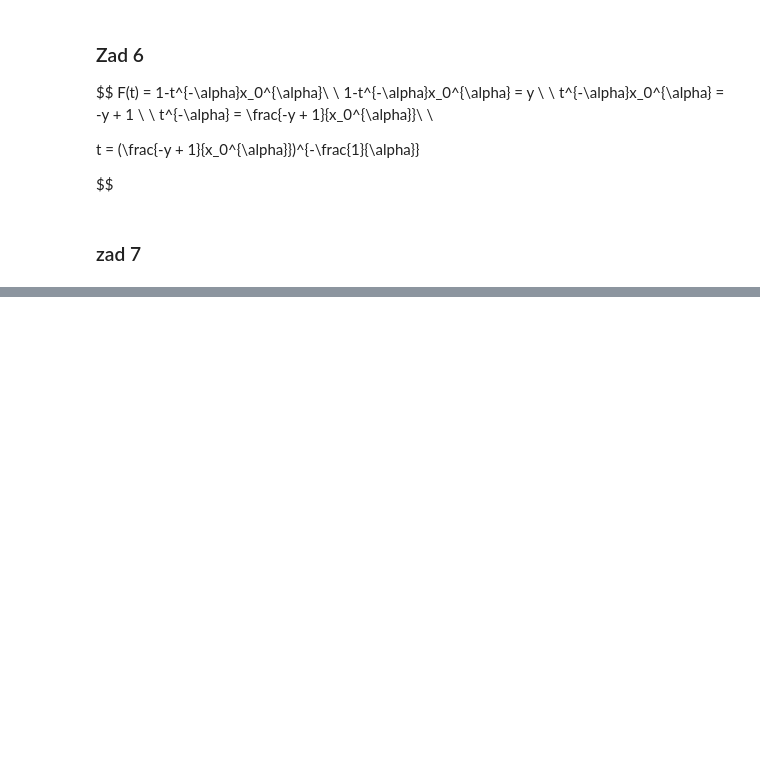
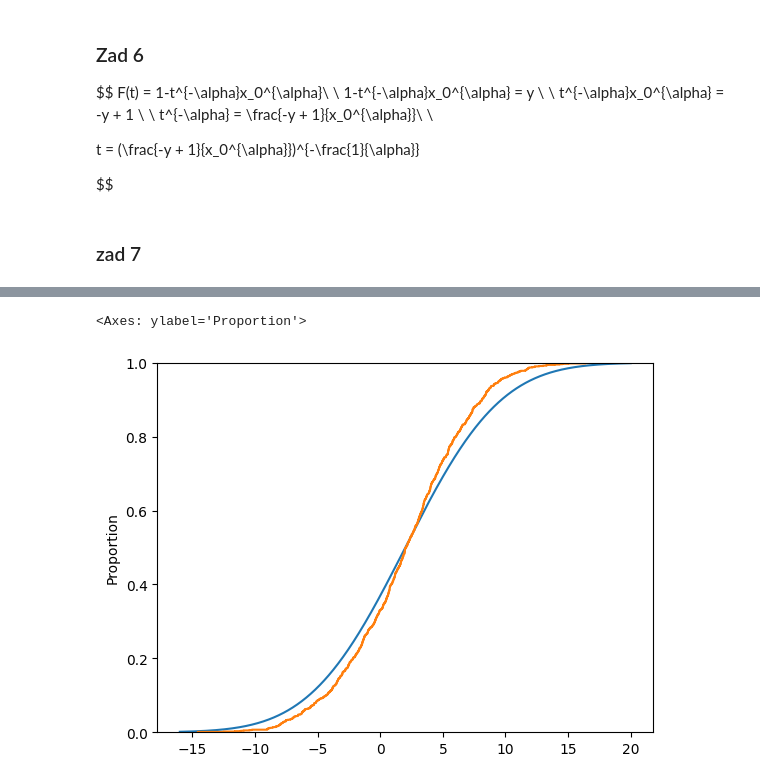
Before and after one commit to MD275996/Statystyka_stosowana, a Jupyter notebook: lista4/lista4.ipynb, the cells around one changed output, grey strips where cells are left out. Cells and saved outputs as stored; diff of their text form; code cells hidden in the pictures; blank space fills up the shorter version.

```diff
--- a/lista4/lista4.ipynb
+++ b/lista4/lista4.ipynb
@@ -136,0 +221,9 @@ def gen_y(theta):
+# %%
+sigma2 = 3*sigma/2
+fig, ax = plt.subplots(1, 1)
+x = np.linspace(mi-3*sigma2, mi+3*sigma2, 1000)
+ax.plot(x, sps.norm.cdf(x, loc = mi, scale = sigma2), label='norm pdf')
+sb.ecdfplot(estims2)
+# %% [output]
+<Axes: ylabel='Proportion'>
+[figure, added]
```
Also changed, not shown: parts of 11 cells of this notebook, 2 other files.
